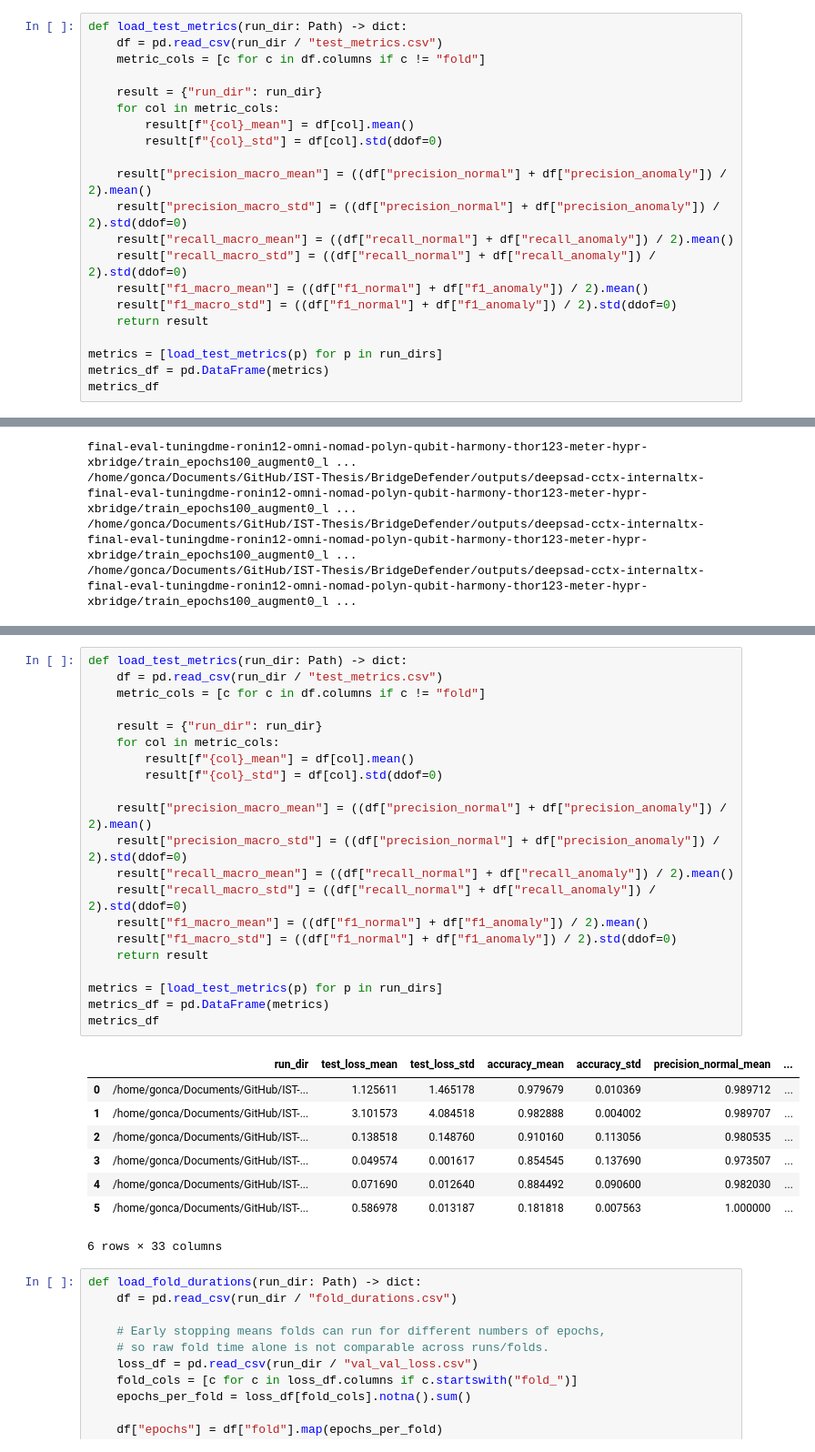
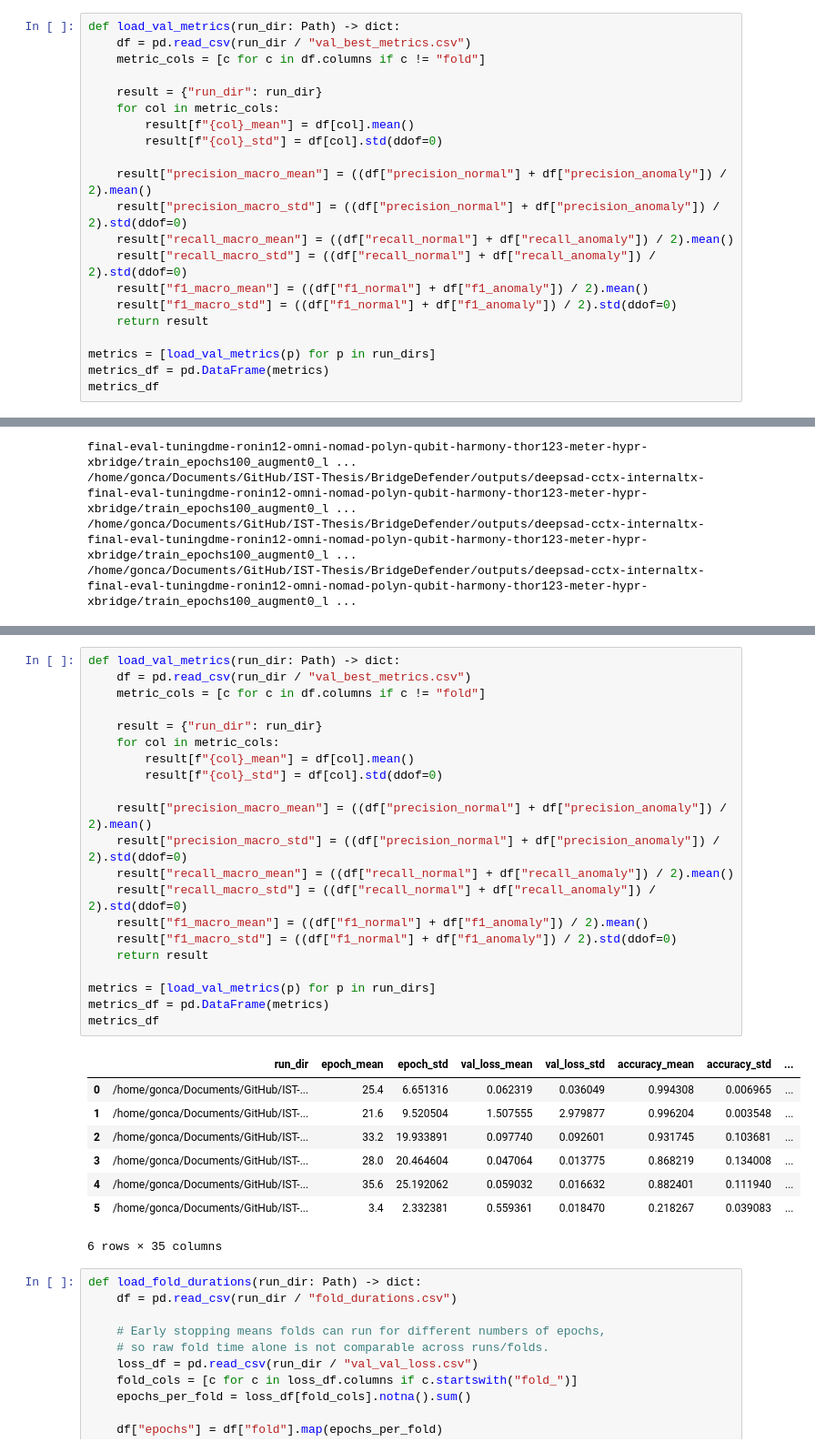
Before and after one commit to BridgeSentry/BridgeSentry, a Jupyter notebook: notebooks/dme_distribution_deepsad_20260805.ipynb, the cells around one changed output, grey strips where cells are left out. Shown at 91% size. Saved outputs shown, nothing was run; the diff lists cells and outputs as text.

```diff
--- a/notebooks/dme_distribution_deepsad_20260805.ipynb
+++ b/notebooks/dme_distribution_deepsad_20260805.ipynb
@@ -402,8 +402,8 @@ configs_df
 | 4 | /home/gonca/Documents/GitHub/IST-... | train_epochs100_augment0_lr0.005_... | 1.7877 | 65 | 0.010039 | 1152 | 0.2014 |
 | 5 | /home/gonca/Documents/GitHub/IST-... | train_epochs100_augment0_lr0.005_... | 10.1624 | 33 | 0.005097 | 1152 | 0.2014 |
 # %%
-def load_test_metrics(run_dir: Path) -> dict:
-    df = pd.read_csv(run_dir / "test_metrics.csv")
+def load_val_metrics(run_dir: Path) -> dict:
+    df = pd.read_csv(run_dir / "val_best_metrics.csv")
     metric_cols = [c for c in df.columns if c != "fold"]
 
     result = {"run_dir": run_dir}
@@ -419,7 +419,7 @@ def load_test_metrics(run_dir: Path) -> dict:
     result["f1_macro_std"] = ((df["f1_normal"] + df["f1_anomaly"]) / 2).std(ddof=0)
     return result
 
-metrics = [load_test_metrics(p) for p in run_dirs]
+metrics = [load_val_metrics(p) for p in run_dirs]
 metrics_df = pd.DataFrame(metrics)
 metrics_df
 # %% [output]
@@ -950,35 +950,35 @@ configs_df
 | 4 | /home/gonca/Documents/GitHub/IST-... | train_epochs100_augment0_lr0.002_... | 1.9939 | 75 | 0.011583 | 1241 | 0.0677 |
 | 5 | /home/gonca/Documents/GitHub/IST-... | train_epochs100_augment0_lr0.002_... | 2.9705 | 39 | 0.006023 | 1241 | 0.0677 |
 # %%
-def load_test_metrics(run_dir: Path) -> dict:
-    df = pd.read_csv(run_dir / "test_metrics.csv")
+def load_val_metrics(run_dir: Path) -> dict:
+    df = pd.read_csv(run_dir / "val_best_metrics.csv")
     metric_cols = [c for c in df.columns if c != "fold"]
 
     result = {"run_dir": run_dir}
     for col in metric_cols:
         result[f"{col}_mean"] = df[col].mean()
         result[f"{col}_std"] = df[col].std(ddof=0)
 
     result["precision_macro_mean"] = ((df["precision_normal"] + df["precision_anomaly"]) / 2).mean()
     result["precision_macro_std"] = ((df["precision_normal"] + df["precision_anomaly"]) / 2).std(ddof=0)
     result["recall_macro_mean"] = ((df["recall_normal"] + df["recall_anomaly"]) / 2).mean()
     result["recall_macro_std"] = ((df["recall_normal"] + df["recall_anomaly"]) / 2).std(ddof=0)
     result["f1_macro_mean"] = ((df["f1_normal"] + df["f1_anomaly"]) / 2).mean()
     result["f1_macro_std"] = ((df["f1_normal"] + df["f1_anomaly"]) / 2).std(ddof=0)
     return result
 
-metrics = [load_test_metrics(p) for p in run_dirs]
+metrics = [load_val_metrics(p) for p in run_dirs]
 metrics_df = pd.DataFrame(metrics)
 metrics_df
 # %% [output]
-|  | run_dir | test_loss_mean | test_loss_std | accuracy_mean | accuracy_std | precision_normal_mean | ... |
-| 0 | /home/gonca/Documents/GitHub/IST-... | 1.125611 | 1.465178 | 0.979679 | 0.010369 | 0.989712 | ... |
-| 1 | /home/gonca/Documents/GitHub/IST-... | 3.101573 | 4.084518 | 0.982888 | 0.004002 | 0.989707 | ... |
-| 2 | /home/gonca/Documents/GitHub/IST-... | 0.138518 | 0.148760 | 0.910160 | 0.113056 | 0.980535 | ... |
-| 3 | /home/gonca/Documents/GitHub/IST-... | 0.049574 | 0.001617 | 0.854545 | 0.137690 | 0.973507 | ... |
-| 4 | /home/gonca/Documents/GitHub/IST-... | 0.071690 | 0.012640 | 0.884492 | 0.090600 | 0.982030 | ... |
-| 5 | /home/gonca/Documents/GitHub/IST-... | 0.586978 | 0.013187 | 0.181818 | 0.007563 | 1.000000 | ... |
+|  | run_dir | epoch_mean | epoch_std | val_loss_mean | val_loss_std | accuracy_mean | accuracy_std | ... |
+| 0 | /home/gonca/Documents/GitHub/IST-... | 25.4 | 6.651316 | 0.062319 | 0.036049 | 0.994308 | 0.006965 | ... |
+| 1 | /home/gonca/Documents/GitHub/IST-... | 21.6 | 9.520504 | 1.507555 | 2.979877 | 0.996204 | 0.003548 | ... |
+| 2 | /home/gonca/Documents/GitHub/IST-... | 33.2 | 19.933891 | 0.097740 | 0.092601 | 0.931745 | 0.103681 | ... |
+| 3 | /home/gonca/Documents/GitHub/IST-... | 28.0 | 20.464604 | 0.047064 | 0.013775 | 0.868219 | 0.134008 | ... |
+| 4 | /home/gonca/Documents/GitHub/IST-... | 35.6 | 25.192062 | 0.059032 | 0.016632 | 0.882401 | 0.111940 | ... |
+| 5 | /home/gonca/Documents/GitHub/IST-... | 3.4 | 2.332381 | 0.559361 | 0.018470 | 0.218267 | 0.039083 | ... |
-6 rows × 33 columns
+6 rows × 35 columns
 # %%
 def load_fold_durations(run_dir: Path) -> dict:
     df = pd.read_csv(run_dir / "fold_durations.csv")
```
Also changed, not shown: parts of 11 cells of this notebook, 1 other file.
